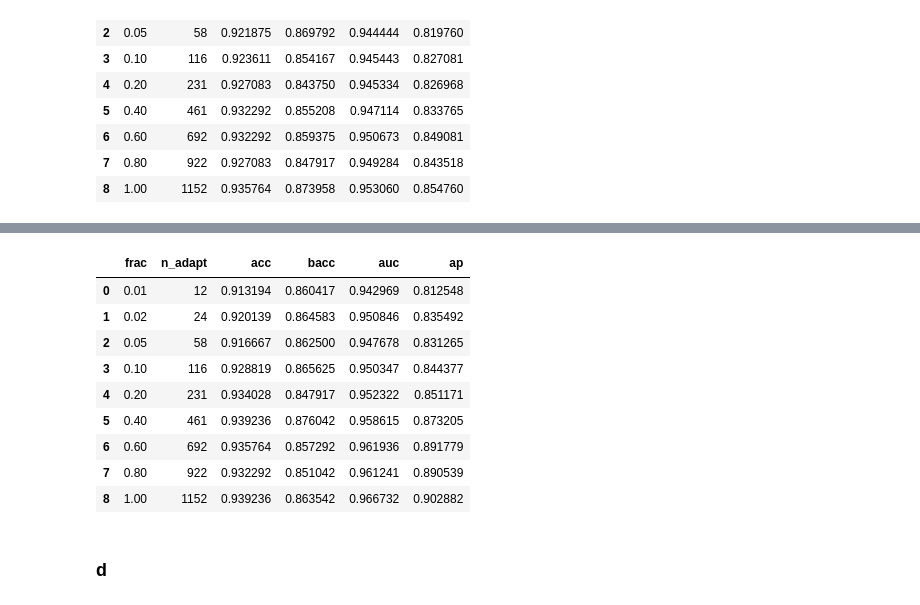
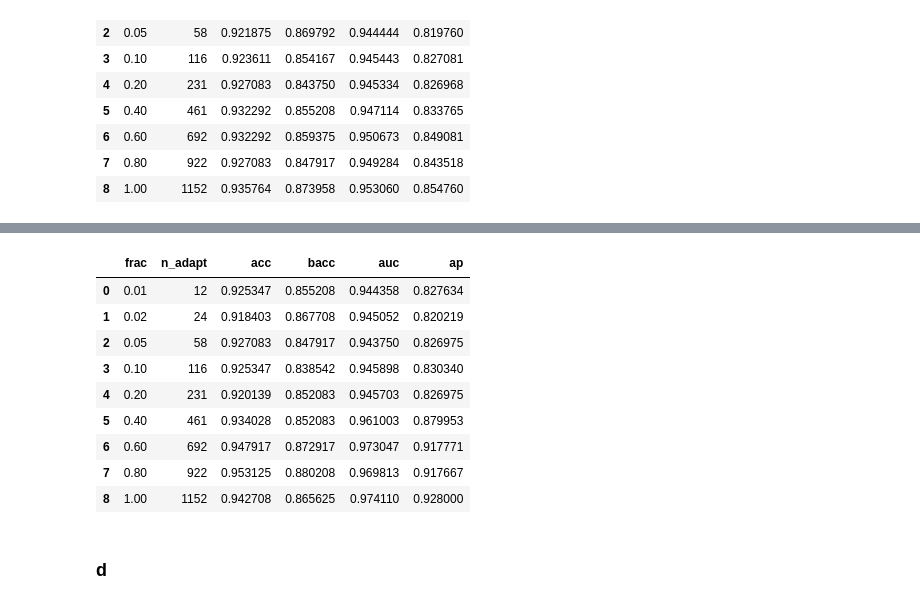
Before and after one commit to stratisvaldo/p300-personalisation-hyperscanning, a Jupyter notebook: Notebook/P300_pipeline_DL.ipynb, the cells around one changed output, grey strips where cells are left out. Cells and saved outputs as stored; diff of their text form; code cells hidden in the pictures.

Commit message:
DL tuning later layers + val split

```diff
--- a/Notebook/P300_pipeline_DL.ipynb
+++ b/Notebook/P300_pipeline_DL.ipynb
@@ -3371,3 +3411,14 @@ frac= 1.0 | n_adapt=1152 | bacc=0.874 | acc=0.936 | auc=0.9530598958333334 | ap=
+# %%
+# Plan 1: head only (your current baseline)
+UNFREEZE_REGEXES = [
+    r"^final_layer\.conv_classifier\.",
+     r"^bnorm\.",
+     r"^conv_time_spat\.",
+]
+
+#  r"^bnorm\."
+# r"^conv_time_spat\."
+# r".*",   # all parameters trainable
 # %%
 import numpy as np
 import pandas as pd
@@ -3376,8 +3427,10 @@ from torch.utils.data import Subset
 fractions = [0.01, 0.02, 0.05, 0.10, 0.20, 0.40, 0.60, 0.80, 1.00]
 
 # Fine-tuning settings
-ft_lr = lr * 0.1          # smaller LR for subject-specific tuning
-ft_max_epochs =  5       # cap epochs
+ft_lr = lr * 0.1
+ft_max_epochs = 25          # allow early stopping to decide actual stop
+valid_frac = 0.2              # 80/20 split within adaptation subset
+patience_ft = 5              # early stopping patience for fine-tuning
 rng_master = np.random.RandomState(2026)
 
 adapt_pool_indices = np.arange(len(adapt_pool_ds))
@@ -3386,7 +3439,7 @@ results = []
 for frac in fractions:
     rng = np.random.RandomState(rng_master.randint(0, 10**9))
 
-    # stratified sample from adaptation pool
+    # stratified sample from adaptation pool (relative indices into adapt_pool_ds)
     chosen_idx_rel = stratified_subsample_indices(
         all_indices=adapt_pool_indices,
         y=y_adapt,
@@ -3395,15 +3448,34 @@ for frac in fractions:
     )
     chosen_ds = Subset(adapt_pool_ds, chosen_idx_rel)
 
-    # Use ALL chosen adaptation data for fine-tuning (no valid split)
-    ft_train_ds = chosen_ds
+    # Build y for chosen_ds from y_adapt using the chosen relative indices
+    y_chosen = y_adapt[chosen_idx_rel]
 
-    # Ensure we never have batch_size > dataset size (avoids 0 batches)
+    # Create stratified train/valid split inside chosen_ds
+    chosen_rel = np.arange(len(chosen_ds))
+    train_rel, valid_rel = stratified_train_valid_split_indices(
+        all_indices=chosen_rel,
+        y=y_chosen,
+        valid_frac=valid_frac,
+        rng=rng
+    )
+
+    ft_train_ds = Subset(chosen_ds, train_rel)
+    ft_valid_ds = Subset(chosen_ds, valid_rel)
+
+    # Safety: avoid empty valid set
+    if len(ft_valid_ds) == 0:
+        # fall back: no early stopping
+        ft_valid_ds = None
+
+    # Ensure batch size <= train size
     ft_batch_size = max(1, min(batch_size, len(ft_train_ds)))
-    print(f"frac={frac} | n_adapt={len(ft_train_ds)} | ft_batch_size={ft_batch_size}")
+    print(
+        f"frac={frac} | n_adapt={len(chosen_ds)} | train={len(ft_train_ds)} | valid={0 if ft_valid_ds is None else len(ft_valid_ds)} "
+        f"| ft_batch_size={ft_batch_size}"
+    )
 
-
-    # Build fine-tune classifier (no early stopping => valid_ds=None)
+    # Build fine-tune classifier with early stopping (valid_ds provided)
     set_random_seeds(seed=2026, cuda=cuda)
 
     ft_clf = make_shallow_clf(
@@ -3415,43 +3487,39 @@ for frac in fractions:
         max_epochs=ft_max_epochs,
         batch_size=ft_batch_size,
         weight_decay=weight_decay,
-        patience=patience,     # not used when valid_ds=None, but harmless
+        patience=patience_ft,
         drop_prob=drop_prob,
         n_filters_time=n_filters_time,
         filter_time_length=filter_time_length,
         n_filters_spat=n_filters_spat,
         pool_time_length=pool_time_length,
         pool_time_stride=pool_time_stride,
-        valid_ds=None,         # disables predefined_split + early stopping
+        valid_ds=ft_valid_ds,        # enables predefined_split + early stopping
+        monitor="valid_loss",        # EarlyStopping in your make_shallow_clf uses lower_is_better=True
     )
 
     # init, then load your saved general weights
     ft_clf.initialize()
     ft_clf.load_params(f_params=path_shallow)
 
-    # Freeze everything except classifier head
+    # Freeze everything except your selected layers (edit only UNFREEZE_REGEXES above)
     trainable, frozen = freeze_all_but(
         ft_clf.module_,
-        trainable_regexes=[
-            r"^final_layer\.conv_classifier\.",
-            r"^bnorm\.",
-        ],
+        trainable_regexes=UNFREEZE_REGEXES,
     )
 
     # Rebuild optimizer after freezing
     ft_clf.initialize_optimizer()
 
-    # Enable warm_start to continue training from loaded weights
-    # tells skorch not to reinitialize between .fit() calls
+    # Warm start so partial_fit continues from loaded weights
     ft_clf.set_params(warm_start=True)
 
     if frac == fractions[0]:
-        print("Trainable layers (head-only):")
+        print("Trainable layers (current plan):")
         print_trainable(ft_clf.module_)
-        print("Example frac:", frac, "| n_adapt:", len(chosen_ds))
+        print("UNFREEZE_REGEXES =", UNFREEZE_REGEXES)
 
-    # Fine-tune on chosen adaptation data
-    # continute training from loaded weights
+    # Fine-tune on adaptation-train subset (valid is used internally for early stopping)
     ft_clf.partial_fit(ft_train_ds, y=None)
 
     # Evaluate on fixed held-out session test split
@@ -3466,6 +3534,6 @@ for frac in fractions:
         f"ap={row['ap'] if not np.isnan(row['ap']) else 'nan'}"
     )
 
-df_results_head_only = pd.DataFrame(results)
-df_results_head_only
+df_results = pd.DataFrame(results)
+df_results
 # %% [output]
@@ -3563,13 +3702,13 @@ frac= 1.0 | n_adapt=1152 | bacc=0.864 | acc=0.939 | auc=0.9667317708333334 | ap=
 |  | frac | n_adapt | acc | bacc | auc | ap |
-| 0 | 0.01 | 12 | 0.913194 | 0.860417 | 0.942969 | 0.812548 |
-| 1 | 0.02 | 24 | 0.920139 | 0.864583 | 0.950846 | 0.835492 |
-| 2 | 0.05 | 58 | 0.916667 | 0.862500 | 0.947678 | 0.831265 |
-| 3 | 0.10 | 116 | 0.928819 | 0.865625 | 0.950347 | 0.844377 |
-| 4 | 0.20 | 231 | 0.934028 | 0.847917 | 0.952322 | 0.851171 |
-| 5 | 0.40 | 461 | 0.939236 | 0.876042 | 0.958615 | 0.873205 |
-| 6 | 0.60 | 692 | 0.935764 | 0.857292 | 0.961936 | 0.891779 |
-| 7 | 0.80 | 922 | 0.932292 | 0.851042 | 0.961241 | 0.890539 |
-| 8 | 1.00 | 1152 | 0.939236 | 0.863542 | 0.966732 | 0.902882 |
+| 0 | 0.01 | 12 | 0.925347 | 0.855208 | 0.944358 | 0.827634 |
+| 1 | 0.02 | 24 | 0.918403 | 0.867708 | 0.945052 | 0.820219 |
+| 2 | 0.05 | 58 | 0.927083 | 0.847917 | 0.943750 | 0.826975 |
+| 3 | 0.10 | 116 | 0.925347 | 0.838542 | 0.945898 | 0.830340 |
+| 4 | 0.20 | 231 | 0.920139 | 0.852083 | 0.945703 | 0.826975 |
+| 5 | 0.40 | 461 | 0.934028 | 0.852083 | 0.961003 | 0.879953 |
+| 6 | 0.60 | 692 | 0.947917 | 0.872917 | 0.973047 | 0.917771 |
+| 7 | 0.80 | 922 | 0.953125 | 0.880208 | 0.969813 | 0.917667 |
+| 8 | 1.00 | 1152 | 0.942708 | 0.865625 | 0.974110 | 0.928000 |
 # %% [markdown]
 ### d
 # %% [markdown]
```
Also changed, not shown: parts of 3 cells of this notebook.
